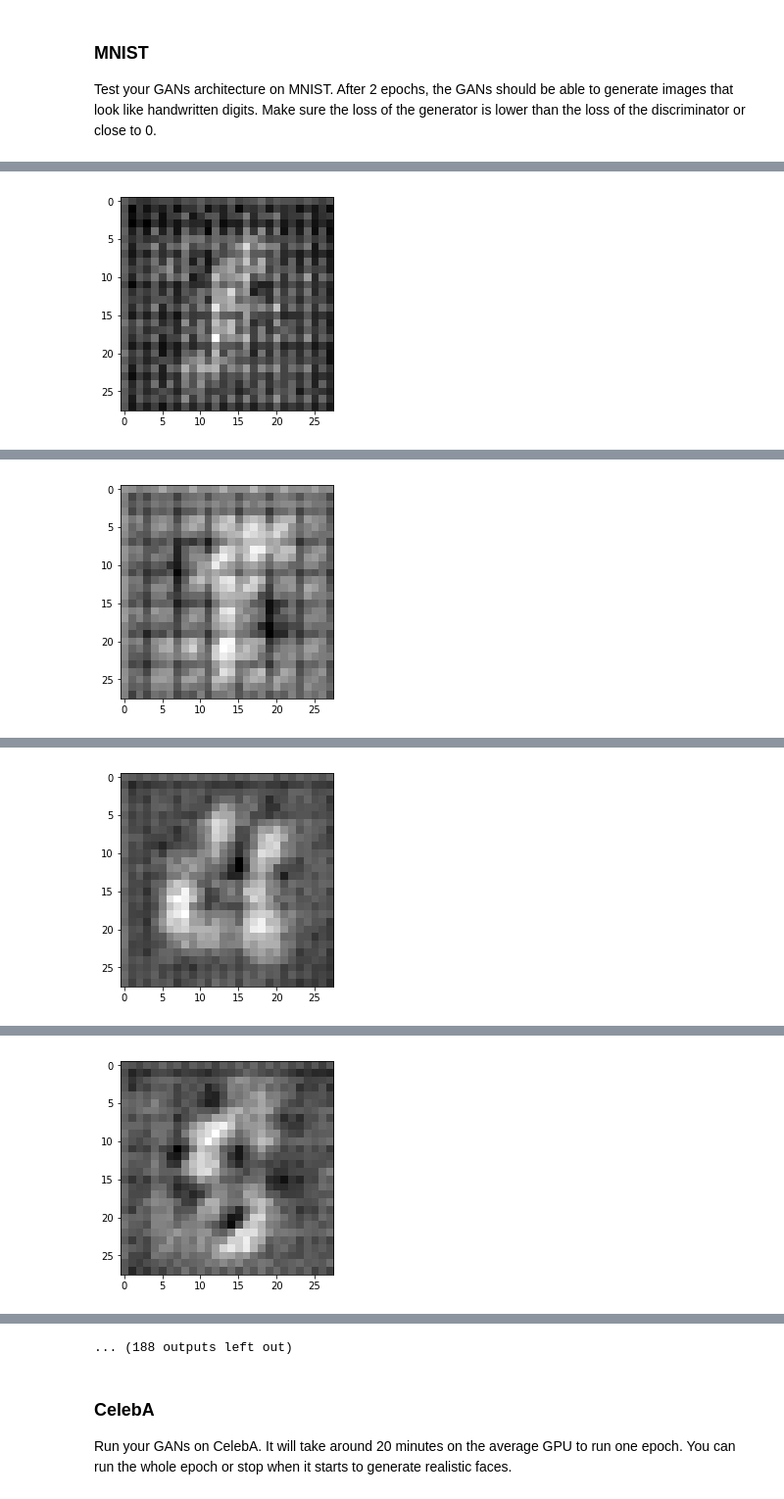
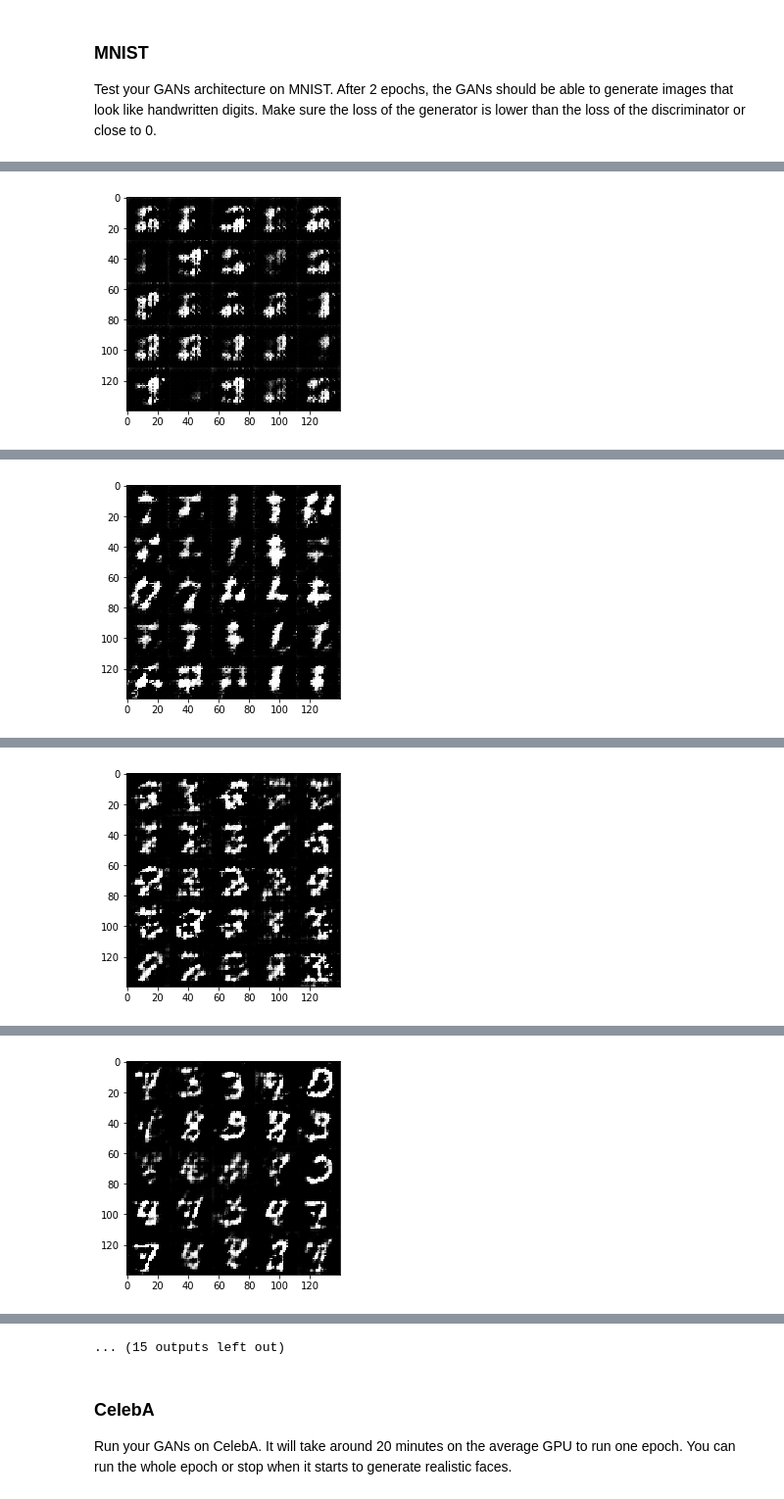
Before and after one commit to alexwalchli/udacity-face-generation, a Jupyter notebook: dlnd_face_generation.ipynb, the cells around one changed output, grey strips where cells are left out. Shown at 98% size. Cells and saved outputs as stored; diff of their text form; code cells hidden in the pictures.

Commit message:
updated for better image generation

```diff
--- a/dlnd_face_generation.ipynb
+++ b/dlnd_face_generation.ipynb
@@ -235,22 +226,22 @@ def model_loss(input_real, input_z, out_channel_dim):
     :param out_channel_dim: The number of channels in the output image
     :return: A tuple of (discriminator loss, generator loss)
     """
-
     g_model = generator(input_z, out_channel_dim)
     d_model_real, d_logits_real = discriminator(input_real)
     d_model_fake, d_logits_fake = discriminator(g_model, reuse=True)
-
     d_loss_real = tf.reduce_mean(
-                      tf.nn.sigmoid_cross_entropy_with_logits(logits=d_logits_real,
-                                                              labels=tf.ones_like(d_model_real) * 0.9))
+        tf.nn.sigmoid_cross_entropy_with_logits(
+            logits=d_logits_real, labels=tf.ones_like(d_model_real)
+        )
+    )
     d_loss_fake = tf.reduce_mean(
-                      tf.nn.sigmoid_cross_entropy_with_logits(logits=d_logits_fake,
-                                                              labels=tf.zeros_like(d_model_fake)))
+        tf.nn.sigmoid_cross_entropy_with_logits(
+            logits=d_logits_fake, labels=tf.zeros_like(d_model_fake)
+        )
+    )
+    g_loss = tf.reduce_mean(tf.nn.sigmoid_cross_entropy_with_logits(
+        logits=d_logits_fake, labels=tf.ones_like(d_model_fake)))
     d_loss = d_loss_real + d_loss_fake
-
-    g_loss = tf.reduce_mean(
-                 tf.nn.sigmoid_cross_entropy_with_logits(logits=d_logits_fake,
-                                                         labels=tf.ones_like(d_model_fake)))
 
     return d_loss, g_loss
 
@@ -278,8 +269,15 @@ def model_opt(d_loss, g_loss, learning_rate, beta1):
     d_vars = [var for var in t_vars if var.name.startswith('discriminator')]
     g_vars = [var for var in t_vars if var.name.startswith('generator')]
 
-    d_train_opt = tf.train.AdamOptimizer(learning_rate, beta1=beta1).minimize(d_loss, var_list=d_vars)
-    g_train_opt = tf.train.AdamOptimizer(learning_rate, beta1=beta1).minimize(g_loss, var_list=g_vars)
+    d_train_opt = tf.train.AdamOptimizer(
+        learning_rate, beta1=beta1
+    ).minimize(d_loss, var_list=d_vars)
+
+    ops = tf.get_collection(tf.GraphKeys.UPDATE_OPS)
+    g_updates = [opt for opt in ops if opt.name.startswith('generator')]
+    with tf.control_dependencies(g_updates):
+        g_train_opt = tf.train.AdamOptimizer(
+            learning_rate, beta1).minimize(g_loss, var_list=g_vars)
 
     return d_train_opt, g_train_opt
 
@@ -380,9 +396,9 @@ def train(epoch_count, batch_size, z_dim, learning_rate, beta1, get_batches, dat
 ### MNIST
 Test your GANs architecture on MNIST.  After 2 epochs, the GANs should be able to generate images that look like handwritten digits.  Make sure the loss of the generator is lower than the loss of the discriminator or close to 0.
 # %%
-batch_size = 10
+batch_size = 64
 z_dim = 100
-learning_rate = 0.0003
+learning_rate = 0.002
 beta1 = 0.5
 
 
@@ -400 +425 @@ Epoch 1/2... Discriminator Loss: 3.5716... Generator Loss: 0.1628
-[figure, old version]
+[figure, new version]
@@ -402 +436 @@ Epoch 1/2... Discriminator Loss: 1.7114... Generator Loss: 0.9199
-[figure, old version]
+[figure, new version]
@@ -404 +447 @@ Epoch 1/2... Discriminator Loss: 0.5751... Generator Loss: 1.9868
-[figure, old version]
+[figure, new version]
@@ -406 +458 @@ Epoch 1/2... Discriminator Loss: 0.5443... Generator Loss: 3.1145
-[figure, old version]
+[figure, new version]
@@ -411,4 +481,4 @@ Epoch 1/2... Discriminator Loss: 1.3100... Generator Loss: 5.2128
-... (188 outputs left out)
+... (15 outputs left out)
 # %% [markdown]
 ### CelebA
 Run your GANs on CelebA.  It will take around 20 minutes on the average GPU to run one epoch.  You can run the whole epoch or stop when it starts to generate realistic faces.
```
Also changed, not shown: parts of 6 cells of this notebook, 1 other file.
